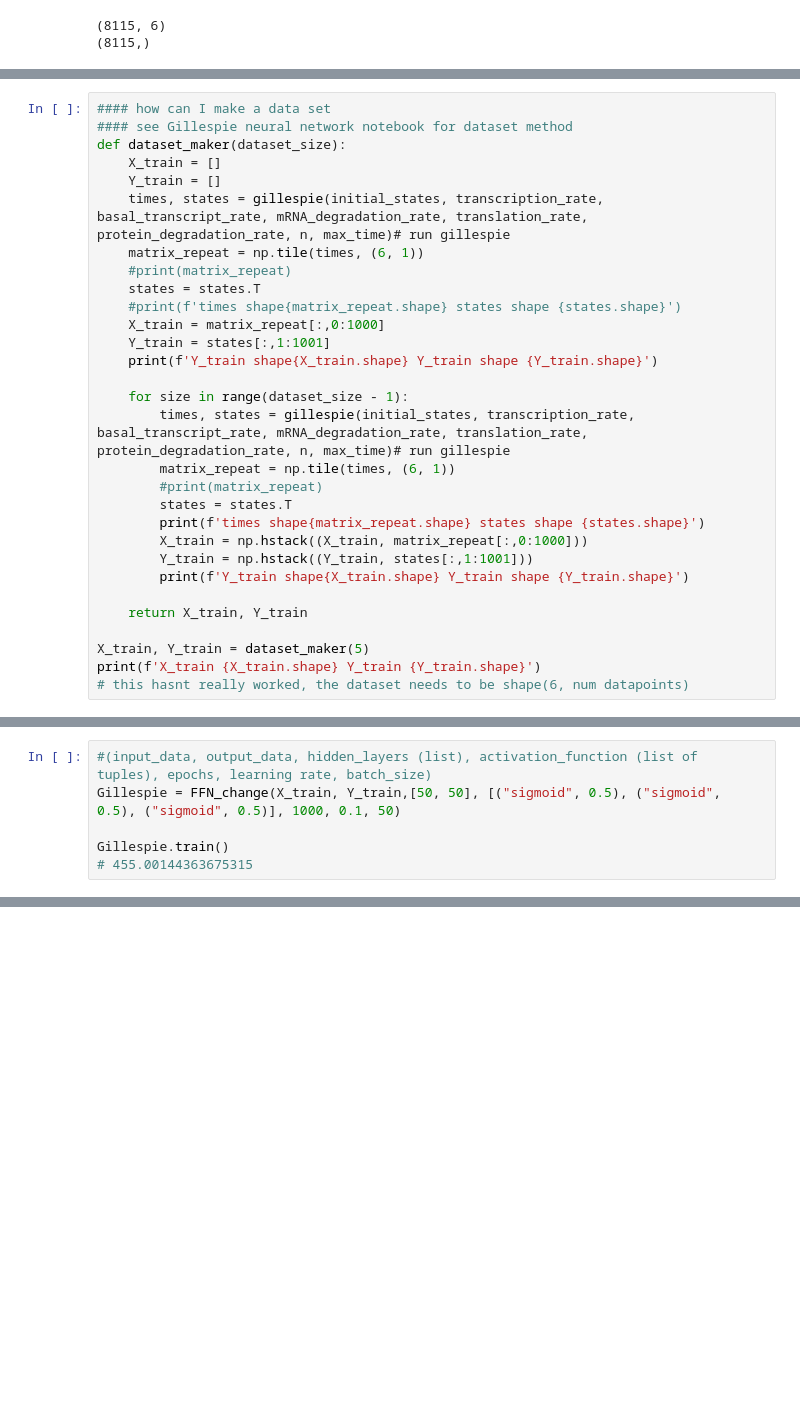
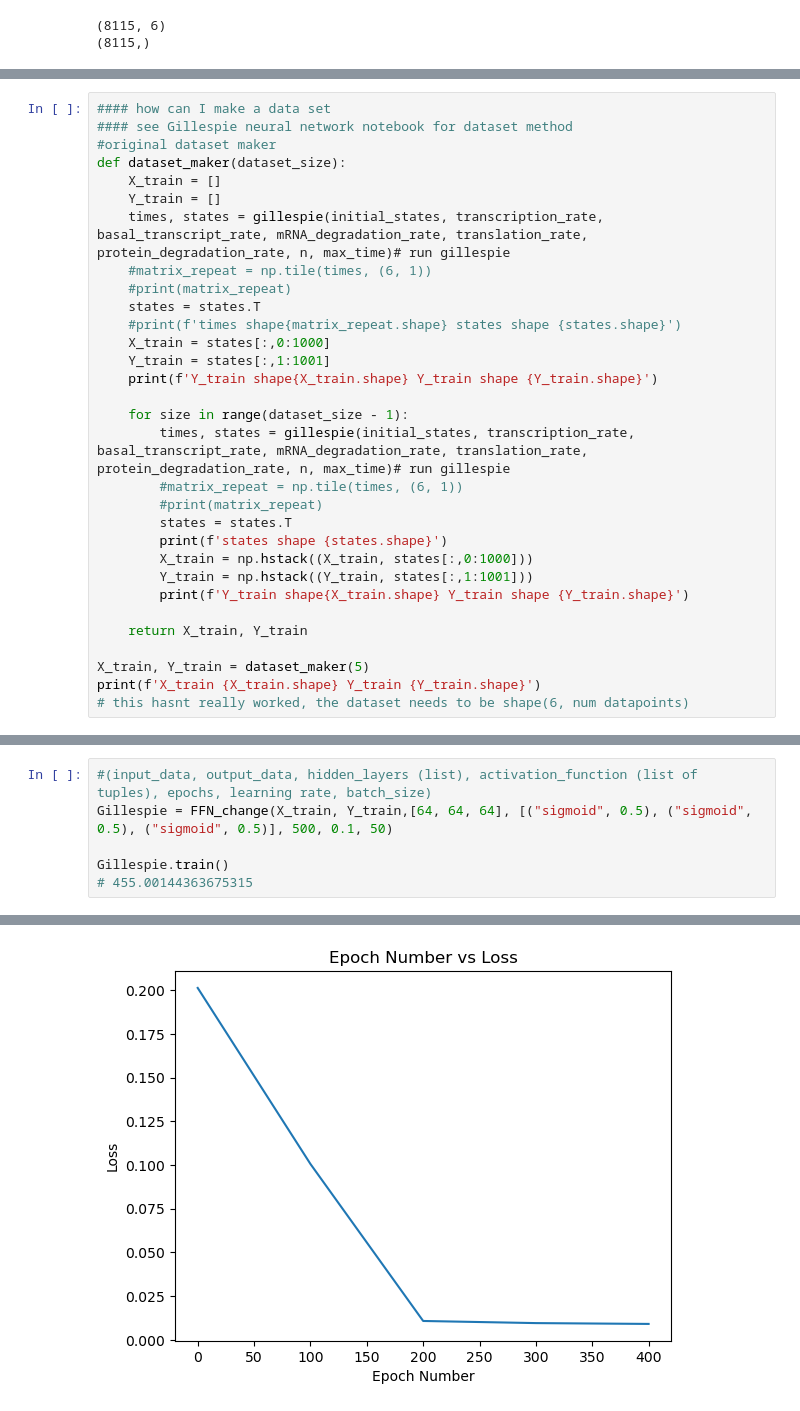
Before and after one commit to Alex-Drysdale/Jupyter_Notebook_work, a Jupyter notebook: Machine Learning/Gillespie_prediction_with_FFN_class.ipynb, the cells around one changed output, grey strips where cells are left out. Cells and saved outputs as stored; diff of their text form; blank space fills up the shorter version.

```diff
--- a/Machine Learning/Gillespie_prediction_with_FFN_class.ipynb
+++ b/Machine Learning/Gillespie_prediction_with_FFN_class.ipynb
@@ -390,25 +390,26 @@ plt.show()
 # %%
 #### how can I make a data set
 #### see Gillespie neural network notebook for dataset method
+#original dataset maker
 def dataset_maker(dataset_size):
     X_train = []
     Y_train = []
     times, states = gillespie(initial_states, transcription_rate, basal_transcript_rate, mRNA_degradation_rate, translation_rate, protein_degradation_rate, n, max_time)# run gillespie
-    matrix_repeat = np.tile(times, (6, 1))
+    #matrix_repeat = np.tile(times, (6, 1))
     #print(matrix_repeat)
     states = states.T
     #print(f'times shape{matrix_repeat.shape} states shape {states.shape}')
-    X_train = matrix_repeat[:,0:1000]
+    X_train = states[:,0:1000]
     Y_train = states[:,1:1001]
     print(f'Y_train shape{X_train.shape} Y_train shape {Y_train.shape}')
 
     for size in range(dataset_size - 1):
         times, states = gillespie(initial_states, transcription_rate, basal_transcript_rate, mRNA_degradation_rate, translation_rate, protein_degradation_rate, n, max_time)# run gillespie
-        matrix_repeat = np.tile(times, (6, 1))
+        #matrix_repeat = np.tile(times, (6, 1))
         #print(matrix_repeat)
         states = states.T
-        print(f'times shape{matrix_repeat.shape} states shape {states.shape}')
-        X_train = np.hstack((X_train, matrix_repeat[:,0:1000]))
+        print(f'states shape {states.shape}')
+        X_train = np.hstack((X_train, states[:,0:1000]))
         Y_train = np.hstack((Y_train, states[:,1:1001]))
         print(f'Y_train shape{X_train.shape} Y_train shape {Y_train.shape}')
 
@@ -431,6 +455,6 @@ X_train (6, 5000) Y_train (6, 5000)
 # %%
 #(input_data, output_data, hidden_layers (list), activation_function (list of tuples), epochs, learning rate, batch_size)
-Gillespie = FFN_change(X_train, Y_train,[50, 50], [("sigmoid", 0.5), ("sigmoid", 0.5), ("sigmoid", 0.5)], 1000, 0.1, 50)
+Gillespie = FFN_change(X_train, Y_train,[64, 64, 64], [("sigmoid", 0.5), ("sigmoid", 0.5), ("sigmoid", 0.5)], 500, 0.1, 50)
 
 Gillespie.train()
 # 455.00144363675315
@@ -444,2 +467,3 @@ KeyboardInterrupt:
+[figure, added]
 # %%
 ### going to make a predicter that uses the supposedly trained models predictions...
```
Also changed, not shown: parts of 7 cells of this notebook.
